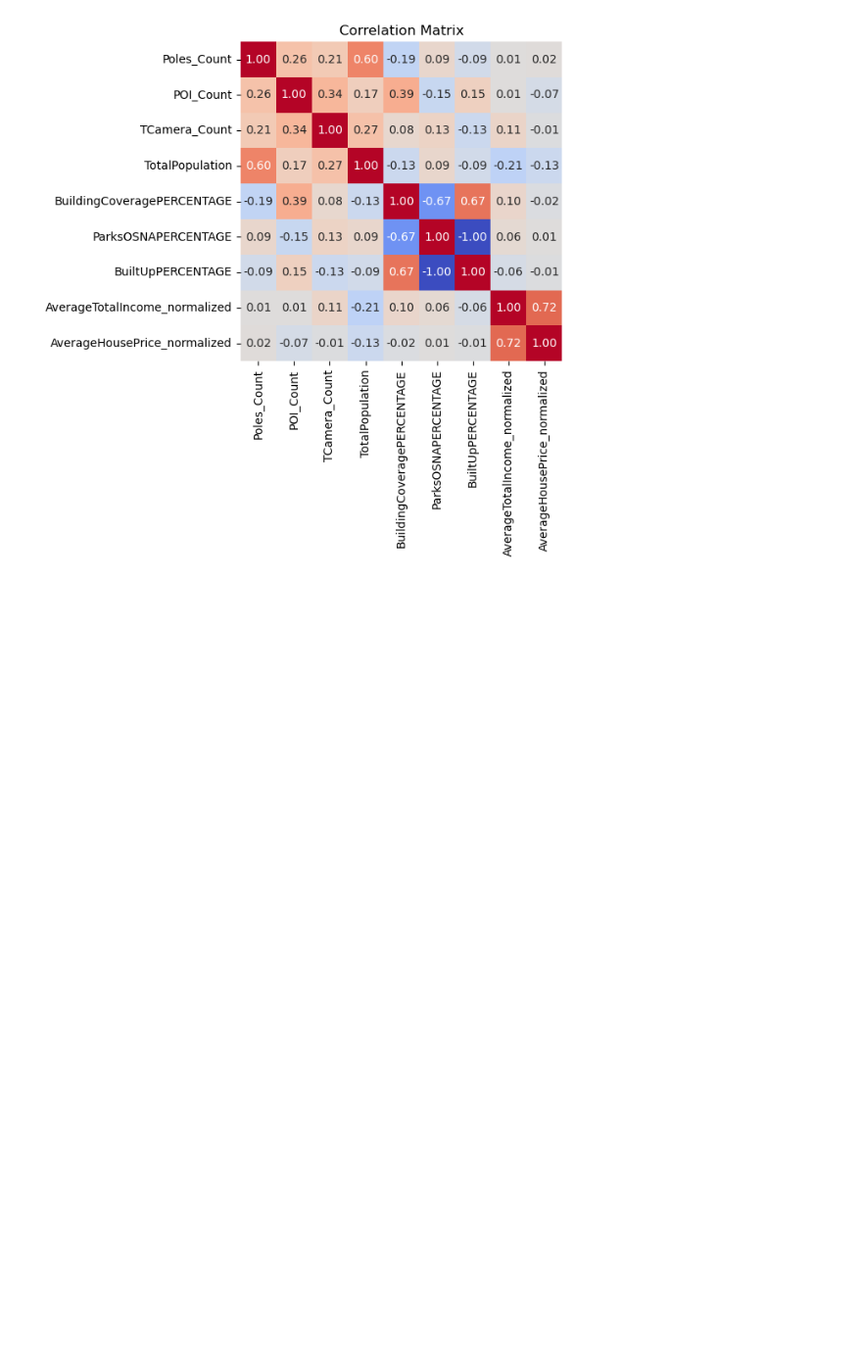
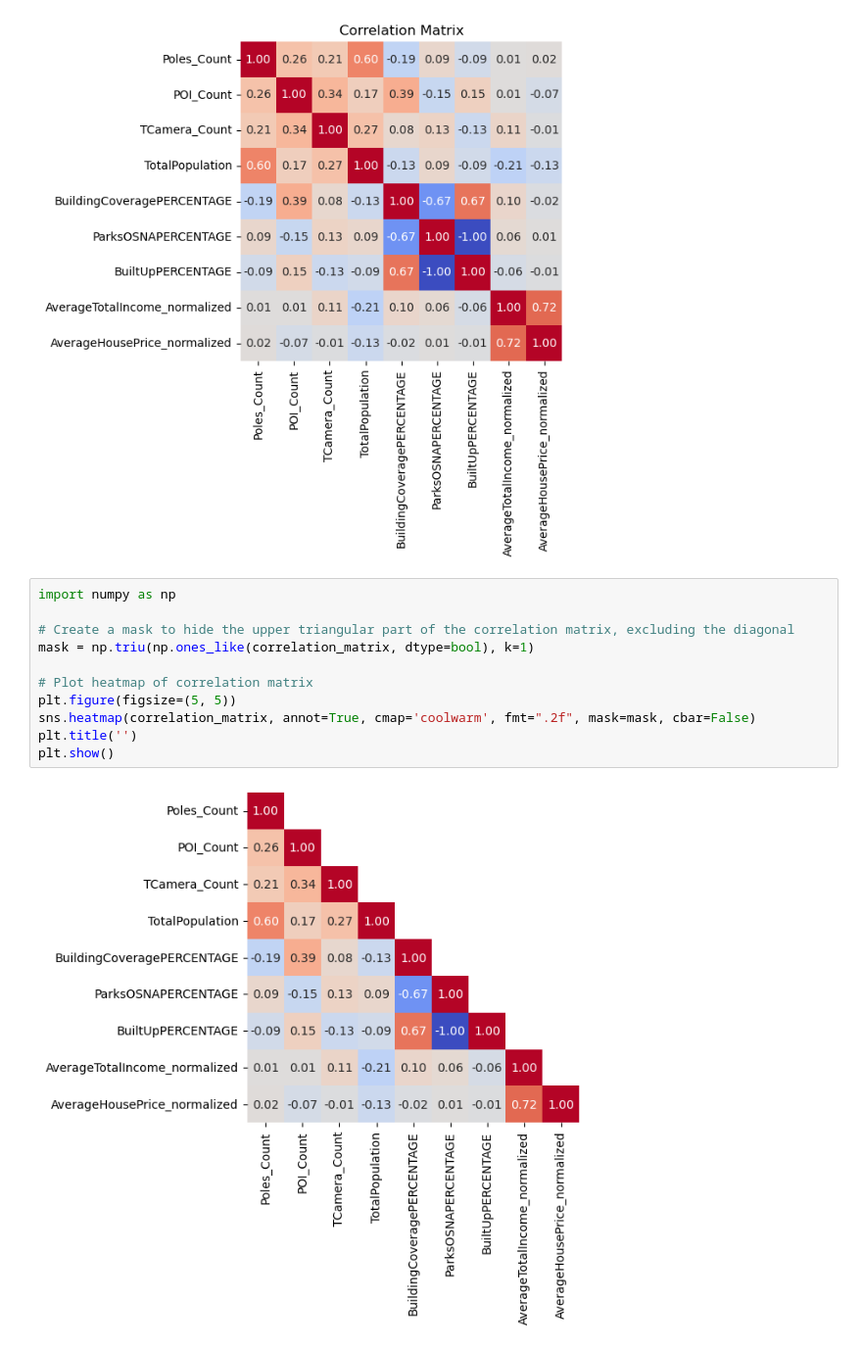
Before and after one commit to rentruong/ENGO645_TorontoCrimeAnalysis, a Jupyter notebook: DataExploration.ipynb, the cells around one changed output. Shown at 98% size. Saved outputs shown, nothing was run; the diff lists cells and outputs as text; blank space fills up the shorter version.

Commit message:
Modified correlation matrix.

```diff
--- a/DataExploration.ipynb
+++ b/DataExploration.ipynb
@@ -787,3 +787,16 @@ plt.title('Correlation Matrix')
 plt.show()
 # %% [output]
 [figure]
+# %%
+import numpy as np
+
+# Create a mask to hide the upper triangular part of the correlation matrix, excluding the diagonal
+mask = np.triu(np.ones_like(correlation_matrix, dtype=bool), k=1)
+
+# Plot heatmap of correlation matrix
+plt.figure(figsize=(5, 5))
+sns.heatmap(correlation_matrix, annot=True, cmap='coolwarm', fmt=".2f", mask=mask, cbar=False)
+plt.title('')
+plt.show()
+# %% [output]
+[figure, added]
```
Also changed, not shown: parts of 1 cell of this notebook.
